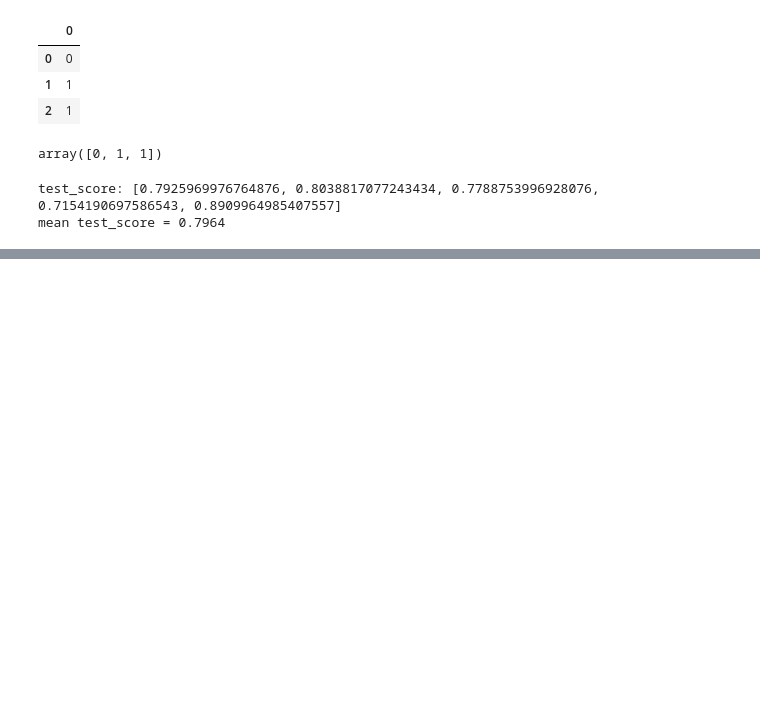
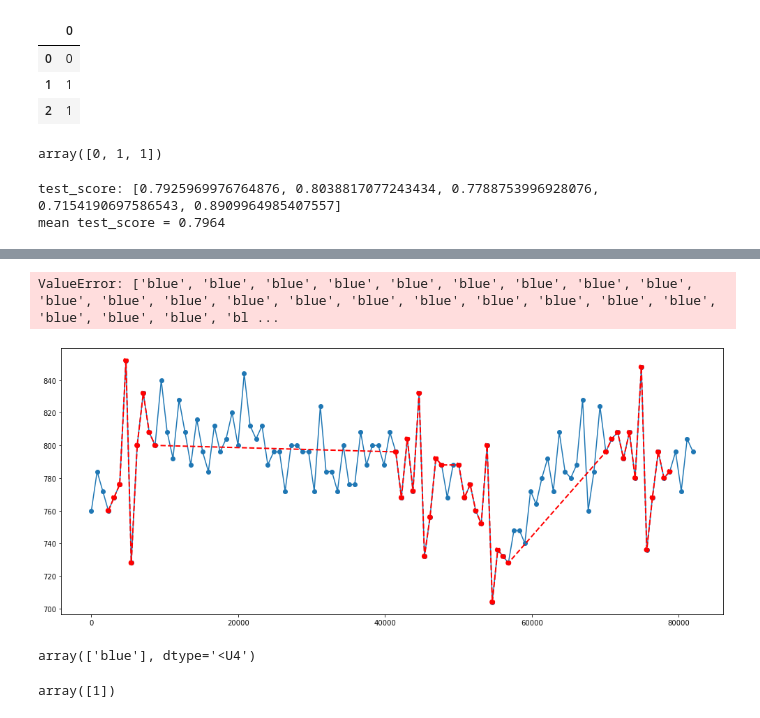
Before and after one commit to mmezhov/cardiospike, a Jupyter notebook: for-article/for-article.ipynb, the cells around one changed output, grey strips where cells are left out. Cells and saved outputs as stored; diff of their text form; code cells hidden in the pictures; blank space fills up the shorter version.

```diff
--- a/for-article/for-article.ipynb
+++ b/for-article/for-article.ipynb
@@ -510,0 +513,8 @@ pd.to_pickle(isf,'isf-model.pkl')
+# %%
+X_train, X_test, y_train, y_test = train_test_split(X, y, train_size=0.8, random_state=RANDOM_STATE, stratify=y)
+# %%
+isf = IsolationForest(
+    random_state=RANDOM_STATE,
+    n_jobs=-1
+)
+isf.fit(X_train)
@@ -510,0 +540,5 @@ pd.to_pickle(isf,'isf-model.pkl')
+# %%
+scaler = pd.read_pickle('scaler-isd-pipeline-10.pkl')
+# %%
+X_val = scaler.transform(df[df.id == rr_id].drop(['id','time','y'], axis=1))
+X_val
@@ -510,0 +559,30 @@ pd.to_pickle(isf,'isf-model.pkl')
+# %%
+rr_id = 3
+mask = (df.id == rr_id)
+anomaly_mask = (df.id == rr_id)&(df.y == 1)
+colors = ['blue' if y == 1 else 'orange' for y in isf.predict(X_val)]
+fig = plt.figure(figsize=(17,7))
+plt.plot(df[mask].time, df[mask].x, '-o', zorder=1)
+plt.plot(
+    df.loc[anomaly_mask, 'time'],
+    df.loc[anomaly_mask, 'x'],
+    color='red', linestyle='--', lw=2
+)
+plt.scatter(
+    x = df.loc[anomaly_mask, 'time'],
+    y = df.loc[anomaly_mask, 'x'],
+    color='red', linestyle='--', lw=2
+)
+plt.plot(df[mask].time, df[mask].x, '-o', zorder=3, color=colors)
+plt.show()
+# %% [output]
+ValueError: ['blue', 'blue', 'blue', 'blue', 'blue', 'blue', 'blue', 'blue', 'blue', 'blue', 'blue', 'blue', 'blue', 'blue', 'blue', 'blue', 'blue', 'blue', 'blue', 'blue', 'blue', 'blue', 'blue', 'bl ...
+[figure, added]
+# %%
+np.unique(['blue' if y == 1 else 'orange' for y in isf.predict(X_val)])
+# %% [output]
+array(['blue'], dtype='<U4')
+# %%
+np.unique(isf.predict(X_val))
+# %% [output]
+array([1])
```
Also changed, not shown: parts of 6 cells of this notebook.
